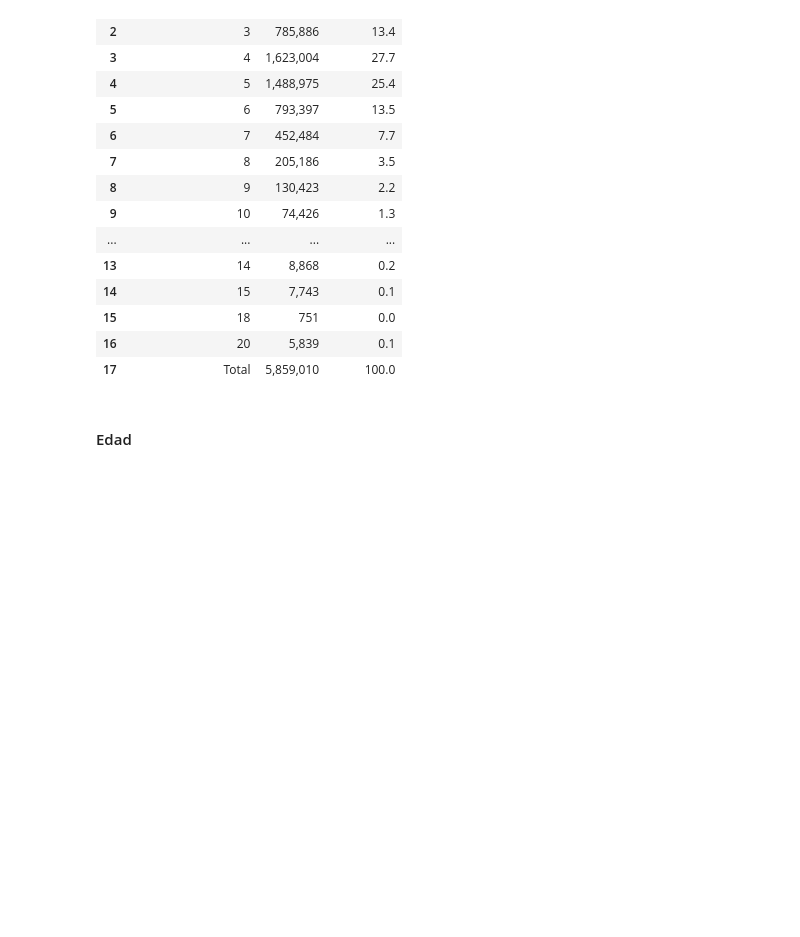
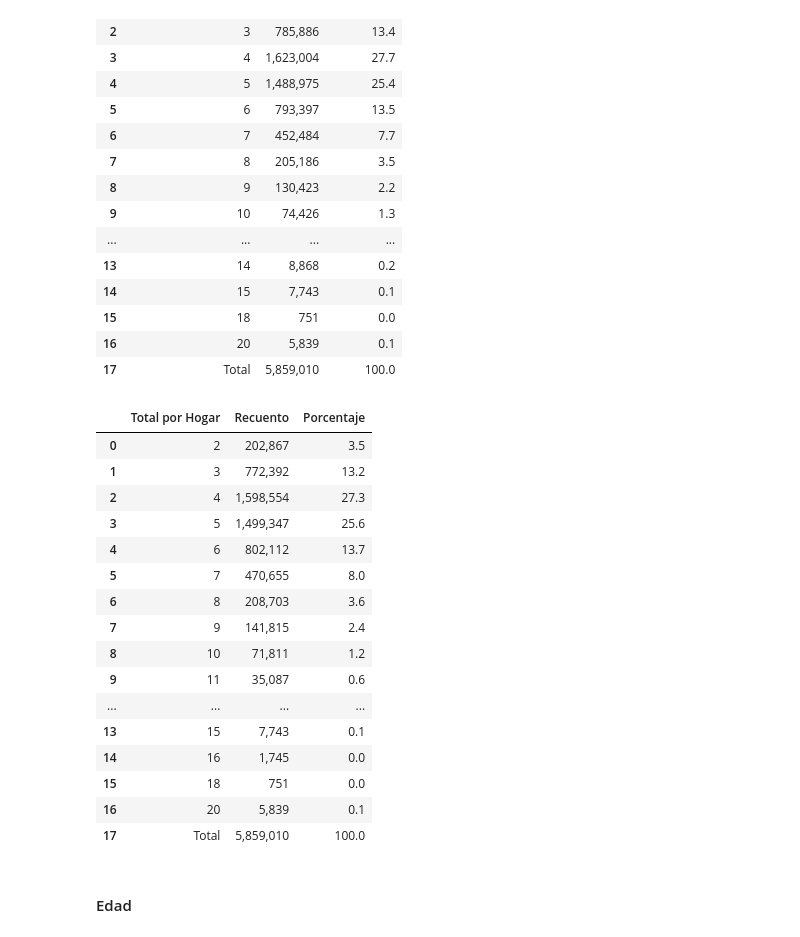
Before and after one commit to Angella20/Tesis2, a Jupyter notebook: code/Tesis.ipynb, the cells around one changed output. Drawn from its saved outputs; the diff is of its cells as text; code cells hidden in the pictures; blank space fills up the shorter version.

```diff
--- a/code/Tesis.ipynb
+++ b/code/Tesis.ipynb
@@ -20,22 +38,11 @@ from utils import *
 # %%
-modulo_hogar = pd.read_stata("../input/enaho01-2020-100.dta", convert_categoricals=False)
-columnas_interes = ['conglome','vivienda','hogar','ubigeo','p1121','p1142','p1143','p1144','codccpp']
-#columnas_interes = ['conglome','vivienda','hogar','ubigeo','p1121','p1123','p1124','p1125','p1126','p1127','p1142','p1143','p1144']
-modulo_hogar = modulo_hogar[columnas_interes]
 
-# Variables de interés: Parentesco Sexo y Edad
-modulo_miembros = pd.read_stata("../input/enaho01-2020-200.dta", convert_categoricals=False)
-columnas_interes_miembros = ['conglome','vivienda','hogar','ubigeo','codperso',"p203","p207",'p208a']
-modulo_miembros = modulo_miembros[columnas_interes_miembros]
-
-# Variables de interés
-modulo_educa = pd.read_stata("../input/enaho01a-2020-300.dta", convert_categoricals=False)
 columnas_interes_educa = ['conglome','vivienda','hogar','codperso','ubigeo','dominio','estrato',"p300a","p301a","p301b","p301c","p304a","p304b",
     "p307a1","p307a2","p307a3","p307a4","p307a4_5","p307a4_6","p307a4_7","p307b1","p307b2","p307b3","p307b4","p307b4_5","p307b4_6","p307b4_7",
     "p308a","p308b","p308c","p308d",
     "p314a","p314b_1","p314b_2","p314b_3","p314b_4","p314b_5","p314b_6","p314b_7","p314b1_1","p314b1_2","p314b1_8","p314b1_9","p314b1_6","p314b1_7","p314d",
-    "p315a","p315b","p316_1","p316_2", "p316_3","p316_4","p316_5","p316_6","p316_7","p316_8","p316_9","p316_10","p316_11","p316_12",
-    "p316a1","p316b", "p316c1","p316c2","p316c3","p316c4","p316c5","p316c6","p316c7","p316c8","p316c9","p316c10",
+    "p316_1","p316_2", "p316_3","p316_4","p316_5","p316_6","p316_7","p316_8","p316_12",
+    "p316a1","p316b",
      "t313a", "factor07"]
 modulo_educa = modulo_educa[columnas_interes_educa]
 
@@ -260,17 +269,6 @@ base_filtrada['i_laptop']      = base_filtrada['i_laptop'].map({0: 0, 2: 1})
 base_filtrada['i_otro']        = base_filtrada['i_otro'].map({0: 0, 7: 1})
 base_filtrada['i_cel_sdatos']  = base_filtrada['i_cel_sdatos'].map({0: 0, 8: 1})
 base_filtrada['i_cel_cdatos']  = base_filtrada['i_cel_cdatos'].map({0: 0, 9: 1})
-# %%
-base_filtrada['ai_mover_archivo']   = base_filtrada['ai_mover_archivo'].map({2: 0, 1: 1})
-base_filtrada['ai_copiar_pegar']    = base_filtrada['ai_copiar_pegar'].map({2: 0, 1: 1})
-base_filtrada['ai_enviar_correos']  = base_filtrada['ai_enviar_correos'].map({2: 0, 1: 1})
-base_filtrada['ai_form_excel']      = base_filtrada['ai_form_excel'].map({2: 0, 1: 1})
-base_filtrada['ai_conec_dispositivos']   = base_filtrada['ai_conec_dispositivos'].map({2: 0, 1: 1})
-base_filtrada['ai_software']        = base_filtrada['ai_software'].map({2: 0, 1: 1})
-base_filtrada['ai_presentaciones_electronicas']  = base_filtrada['ai_presentaciones_electronicas'].map({2: 0, 1: 1})
-base_filtrada['ai_tranfer_archivos'] = base_filtrada['ai_mover_archivo'].map({2: 0, 1: 1})
-base_filtrada['ai_leng_programacion'] = base_filtrada['ai_leng_programacion'].map({2: 0, 1: 1})
-base_filtrada['ai_otros']        = base_filtrada['ai_otros'].map({2: 0, 1: 1})
 # %%
 base_filtrada['cl_medio_tv']       = base_filtrada['cl_medio_tv'].map({0: 0, 1: 1})
 base_filtrada['cl_medio_radio']    = base_filtrada['cl_medio_radio'].map({0: 0, 2: 1})
@@ -298,12 +294,11 @@ base_filtrada['i_edu_formal']      = base_filtrada['i_edu_formal'].map({2: 0, 1:
 base_filtrada['i_transacciones']   = base_filtrada['i_transacciones'].map({2: 0, 1: 1})
 base_filtrada['i_act_entretenimiento'] = base_filtrada['i_act_entretenimiento'].map({2: 0, 1: 1})
 base_filtrada['i_vender_pdts']         = base_filtrada['i_vender_pdts'].map({2: 0, 1: 1})  #8
-base_filtrada['p316_9']         = base_filtrada['p316_9'].map({2: 0, 1: 1})  #9
-base_filtrada['p316_10']         = base_filtrada['p316_10'].map({2: 0, 1: 1})  #10
-base_filtrada['p316_11']         = base_filtrada['p316_11'].map({2: 0, 1: 1}) #11
 base_filtrada['i_descarga_antivirus']  = base_filtrada['i_descarga_antivirus'].map({2: 0, 1: 1})   #12
 # %% [markdown]
 ## Valores Nulos
+# %%
+base_filtrada = base_filtrada.drop(['p301a','p301b', '_p301c', 'p301c'], axis=1)
 # %%
 base_filtrada.shape
 # %% [output]
@@ -425,6 +427,26 @@ generar_tabla_recuento(base_filtrada_aux, "mieperho", "Miembros por Hogar", True
 | 15 | 18 | 751 | 0.0 |
 | 16 | 20 | 5,839 | 0.1 |
 | 17 | Total | 5,859,010 | 100.0 |
+# %%
+generar_tabla_recuento(base_filtrada_aux, "totmieho", "Total por Hogar", True)
+# %% [output]
+|  | Total por Hogar | Recuento | Porcentaje |
+| 0 | 2 | 202,867 | 3.5 |
+| 1 | 3 | 772,392 | 13.2 |
+| 2 | 4 | 1,598,554 | 27.3 |
+| 3 | 5 | 1,499,347 | 25.6 |
+| 4 | 6 | 802,112 | 13.7 |
+| 5 | 7 | 470,655 | 8.0 |
+| 6 | 8 | 208,703 | 3.6 |
+| 7 | 9 | 141,815 | 2.4 |
+| 8 | 10 | 71,811 | 1.2 |
+| 9 | 11 | 35,087 | 0.6 |
+| ... | ... | ... | ... |
+| 13 | 15 | 7,743 | 0.1 |
+| 14 | 16 | 1,745 | 0.0 |
+| 15 | 18 | 751 | 0.0 |
+| 16 | 20 | 5,839 | 0.1 |
+| 17 | Total | 5,859,010 | 100.0 |
 # %% [markdown]
 #### Edad
 # %%
```
Also changed, not shown: parts of 152 cells of this notebook, 6 other files.
